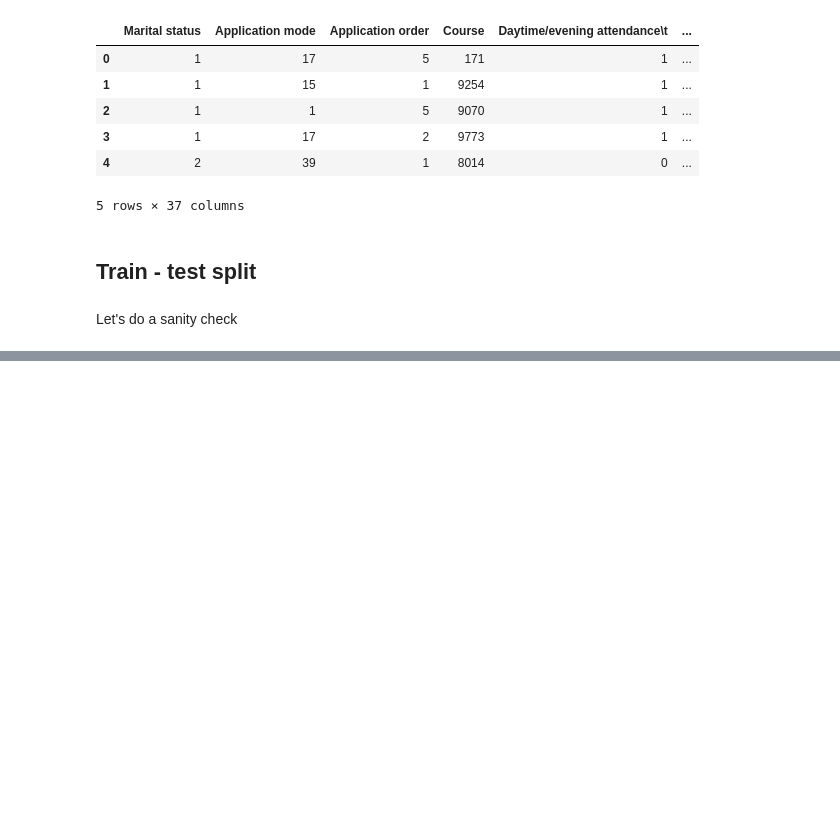
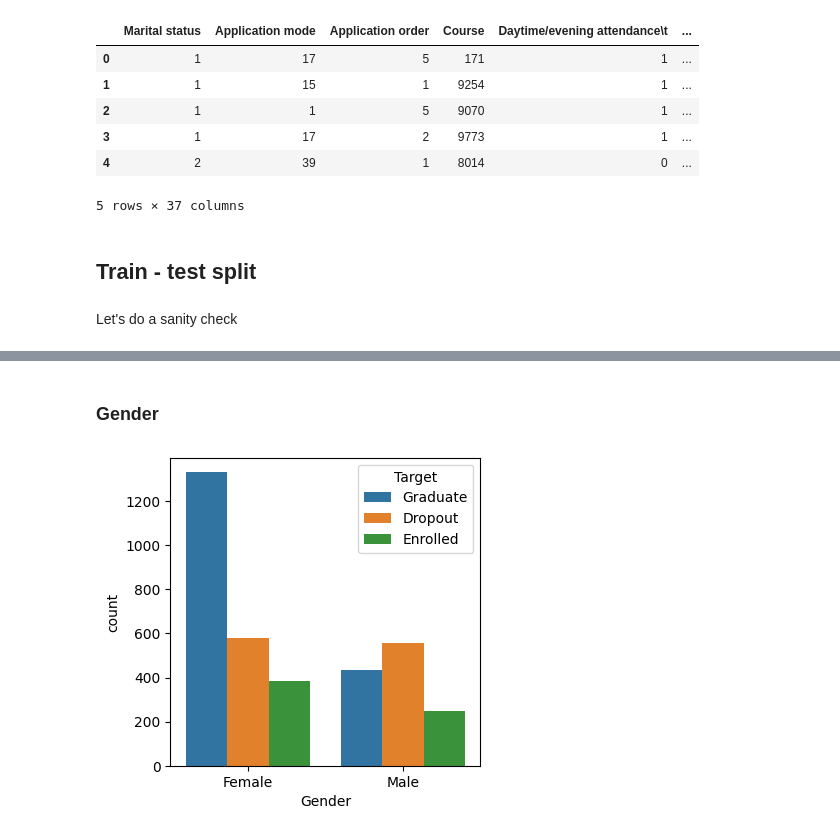
Before and after one commit to esviswajith95/enrollment_status, a Jupyter notebook: notebooks/01-esv-exploratory_data_analysis.ipynb, the cells around one changed output, grey strips where cells are left out. Saved outputs shown, nothing was run; the diff lists cells and outputs as text; code cells hidden in the pictures; blank space fills up the shorter version.

```diff
--- a/notebooks/01-esv-exploratory_data_analysis.ipynb
+++ b/notebooks/01-esv-exploratory_data_analysis.ipynb
@@ -49,0 +156,9 @@ test.to_csv("./../data/1_interim/test.csv", index=False)
+# %% [markdown]
+### Gender
+# %%
+plt.figure(figsize=(4,4))
+sns.countplot(data=train, x='Gender', hue='Target')
+plt.xticks(ticks=[0, 1], labels=['Female', 'Male'])
+plt.show()
+# %% [output]
+[figure, added]
```
Also changed, not shown: parts of 45 cells of this notebook.
